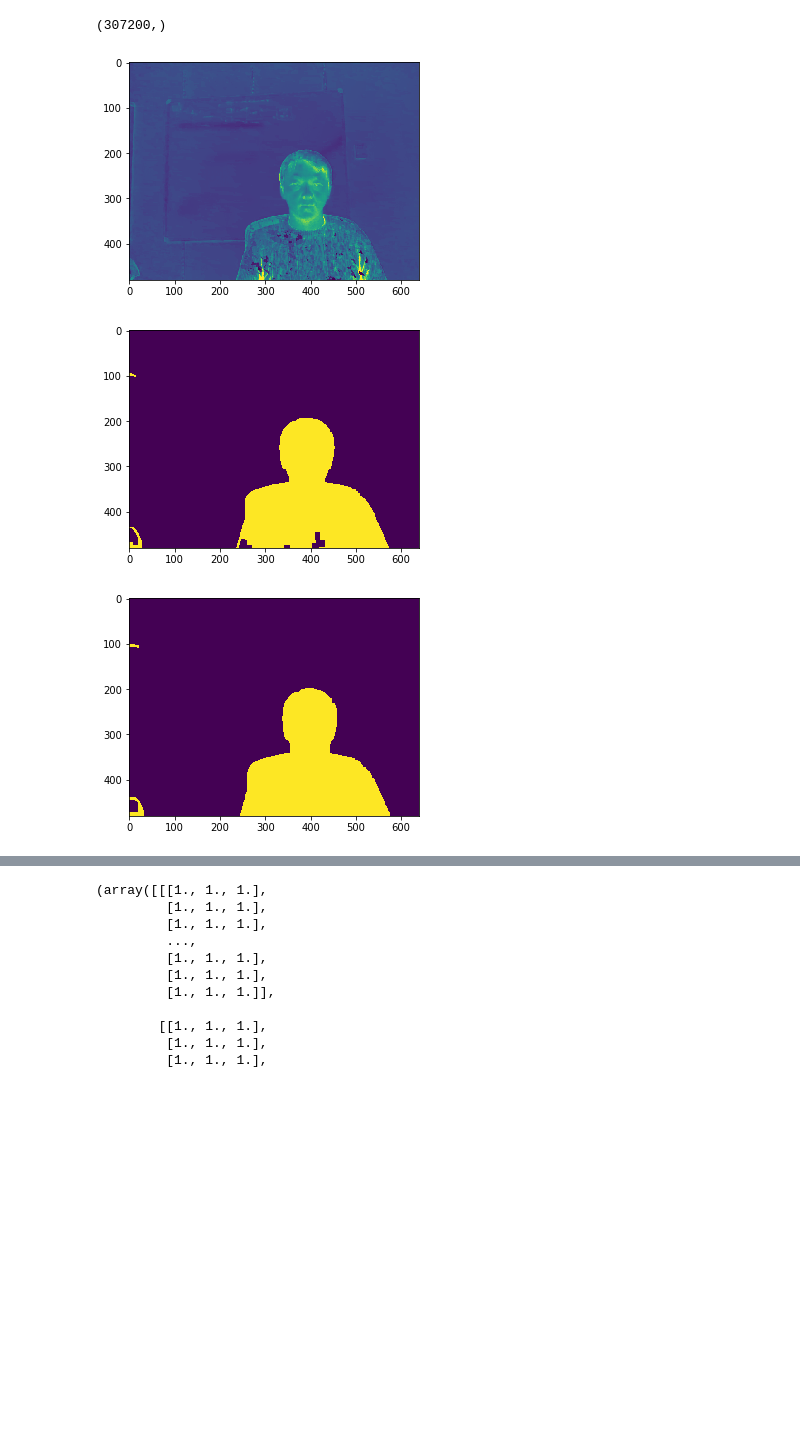
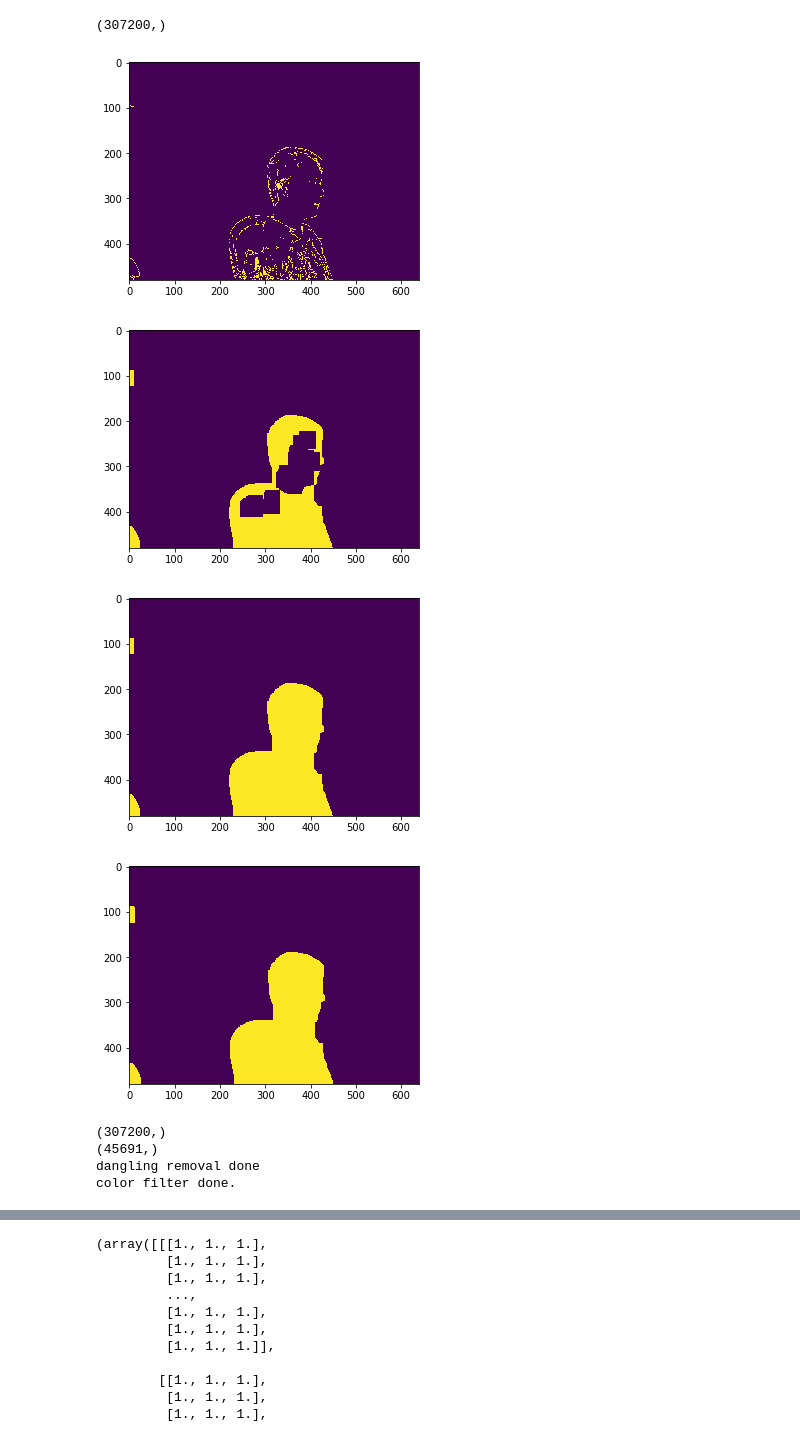
Before and after one commit to yichao-l/head_reconstruct, a Jupyter notebook: yichao-test.ipynb, the cells around one changed output, grey strips where cells are left out. Cells and saved outputs as stored; diff of their text form; code cells hidden in the pictures; blank space fills up the shorter version.

```diff
--- a/yichao-test.ipynb
+++ b/yichao-test.ipynb
@@ -48,14 +71,27 @@ np.ravel(a).shape
 # %% [output]
 (307200,)
 # %%
-head = HEAD_RECON.threeD_head.read_from_file(1,1)
+# for i in range(1,16):
+head = HEAD_RECON.threeD_head.read_from_file(1,5)
 head.reset_filters()
-# head.filter_nan()
+# self.reset_filters()
 head.edge_based_filter()
+head.filter_nan()
+head.filter_depth(1.5)
 head.sparsify(1)
-head.create_vpython_spheres(force_sparce=True)
+head.remove_dangling()
+print("dangling removal done")
+head.remove_background_color()
+print("color filter done.")
+head.center()
+head.create_vpython_spheres()
 head.save()
 # %% [output]
-[figure, old version]
+[figure, new version]
-[figure, old version]
+[figure, new version]
-[figure, old version]
+[figure, new version]
+[figure, added]
+(307200,)
+(45691,)
+dangling removal done
+color filter done.
```
Also changed, not shown: parts of 4 cells of this notebook, 1 other file.
